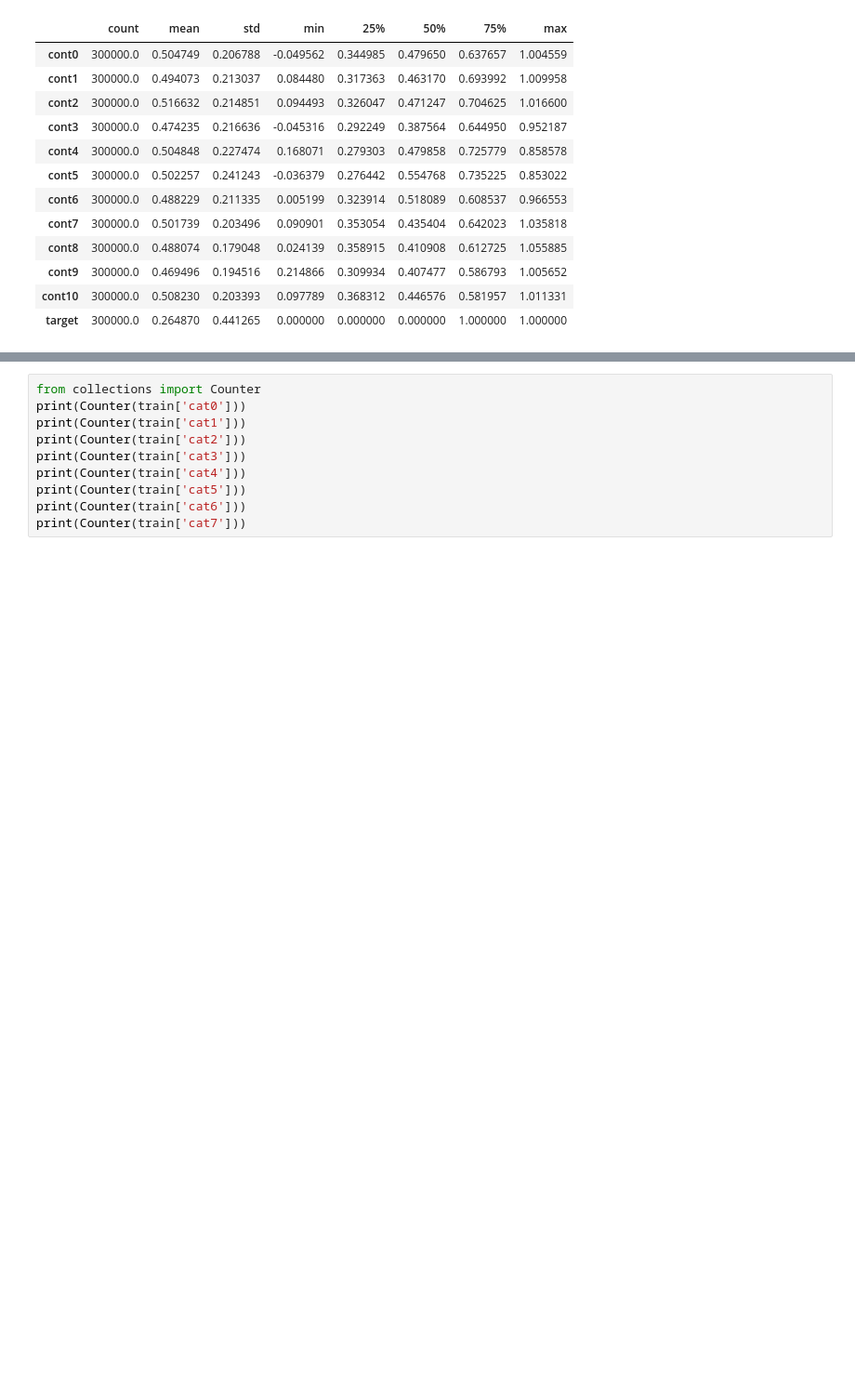
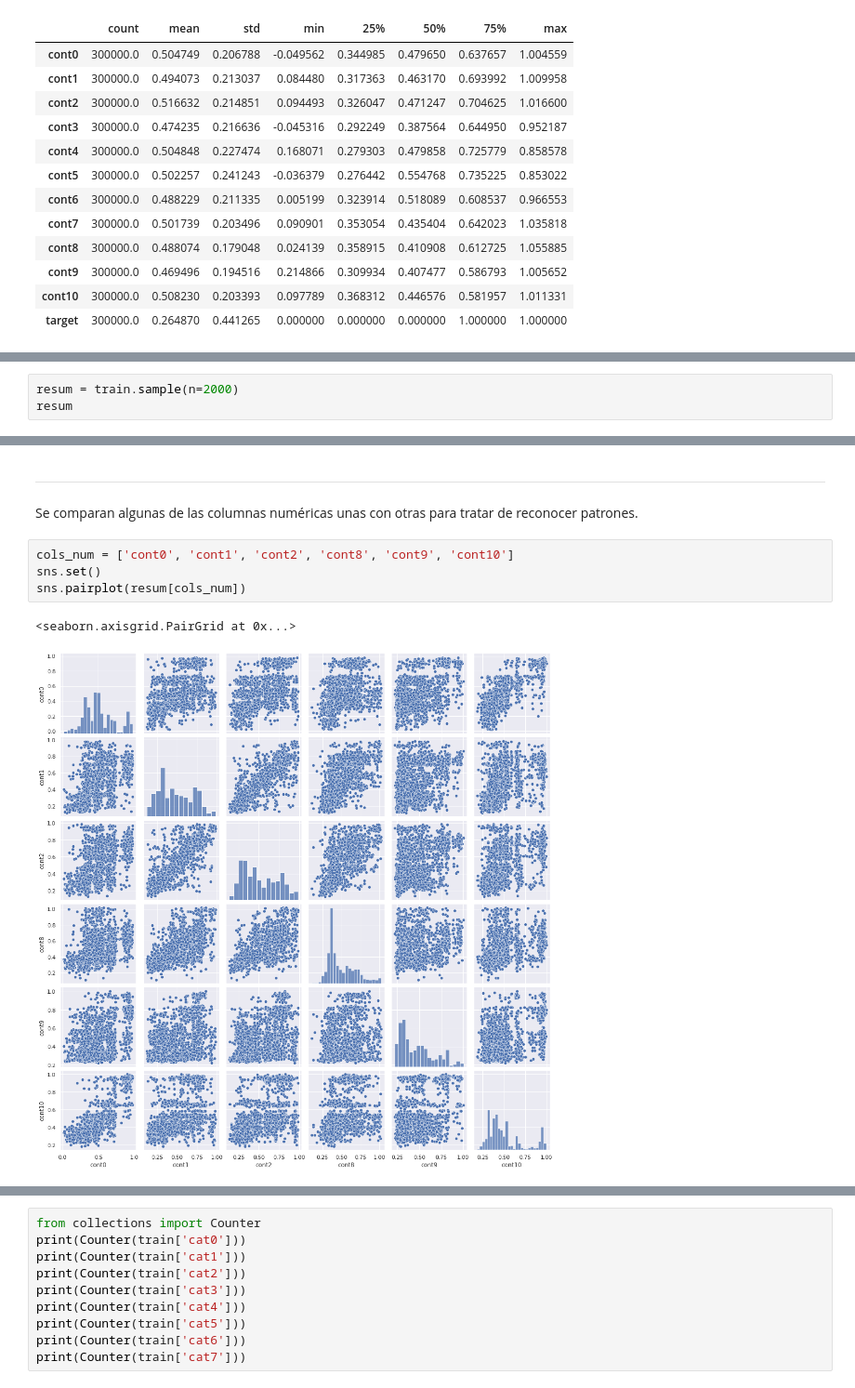
Before and after one commit to amorelo01/IA_UdeA_AndresZ, a Jupyter notebook: 01_Exploración_de_datos.ipynb, the cells around one changed output, grey strips where cells are left out. Shown at 93% size. Drawn from its saved outputs; the diff is of its cells as text; blank space fills up the shorter version.

```diff
--- a/01_Exploración_de_datos.ipynb
+++ b/01_Exploración_de_datos.ipynb
@@ -195,0 +174,3 @@ cols = ['cat0', 'cat1', 'cat2', 'cat3', 'cat4', 'cat5', 'cat6', 'cat7', 'cat8',
+# %%
+resum = train.sample(n=2000)
+resum
@@ -195,0 +192,10 @@ cols = ['cat0', 'cat1', 'cat2', 'cat3', 'cat4', 'cat5', 'cat6', 'cat7', 'cat8',
+# %% [markdown]
+--------------------------------
+Se comparan algunas de las columnas numéricas unas con otras para tratar de reconocer patrones.
+# %%
+cols_num = ['cont0', 'cont1', 'cont2', 'cont8', 'cont9', 'cont10']
+sns.set()
+sns.pairplot(resum[cols_num])
+# %% [output]
+<seaborn.axisgrid.PairGrid at 0x...>
+[figure, added]
```
Also changed, not shown: parts of 29 cells of this notebook.
